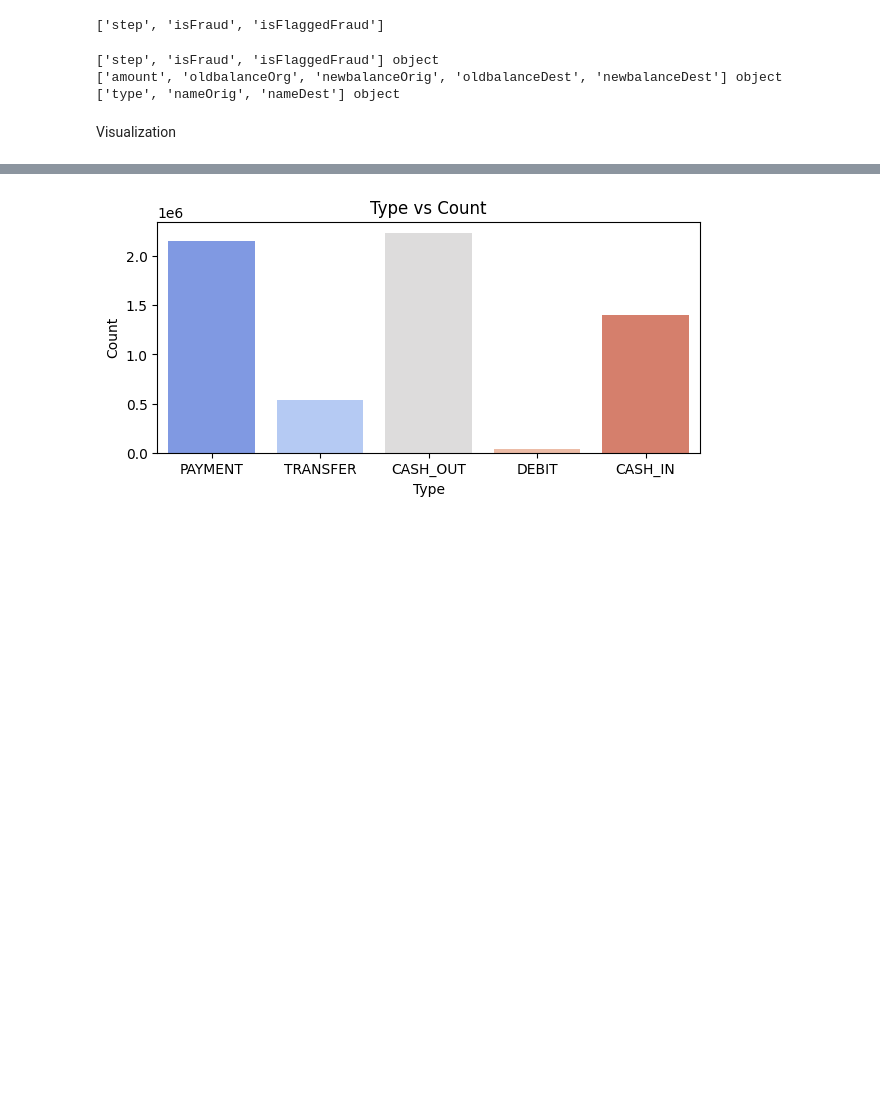
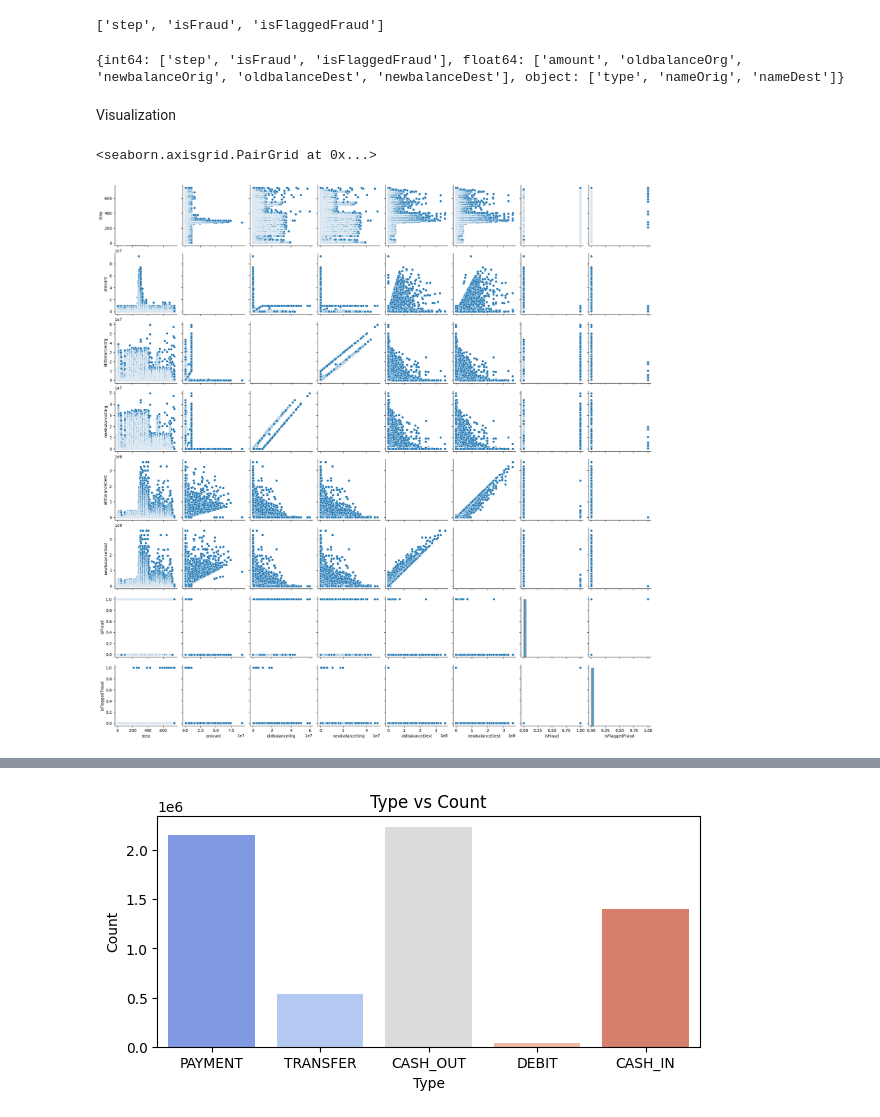
Before and after one commit to ArunKhare/FraudDetection, a Jupyter notebook: notebook/eda.ipynb, the cells around one changed output, grey strips where cells are left out. Drawn from its saved outputs; the diff is of its cells as text; code cells hidden in the pictures; blank space fills up the shorter version.

```diff
--- a/notebook/eda.ipynb
+++ b/notebook/eda.ipynb
@@ -139,13 +139,15 @@ dtypes_dict["int64"]
 ['step', 'isFraud', 'isFlaggedFraud']
 # %%
 teset = data_df.columns.groupby(data_df.dtypes)
-# %%
-import numpy as np
-for kye in teset.keys():
-    print(str(teset[kye].to_list()),str(dtype))
-# %% [output]
-['step', 'isFraud', 'isFlaggedFraud'] object
-['amount', 'oldbalanceOrg', 'newbalanceOrig', 'oldbalanceDest', 'newbalanceDest'] object
-['type', 'nameOrig', 'nameDest'] object
+# %%
+data_types = data_df.columns.groupby(data_df.dtypes)
+dtypes_num = data_types['int64'].tolist() + data_types['float64'].tolist()
+# %% [output]
+{int64: ['step', 'isFraud', 'isFlaggedFraud'], float64: ['amount', 'oldbalanceOrg', 'newbalanceOrig', 'oldbalanceDest', 'newbalanceDest'], object: ['type', 'nameOrig', 'nameDest']}
 # %% [markdown]
 Visualization
+# %%
+sns.pairplot(data=data_df)
+# %% [output]
+<seaborn.axisgrid.PairGrid at 0x...>
+[figure, added]
```
Also changed, not shown: parts of 4 cells of this notebook, 4 other files.
